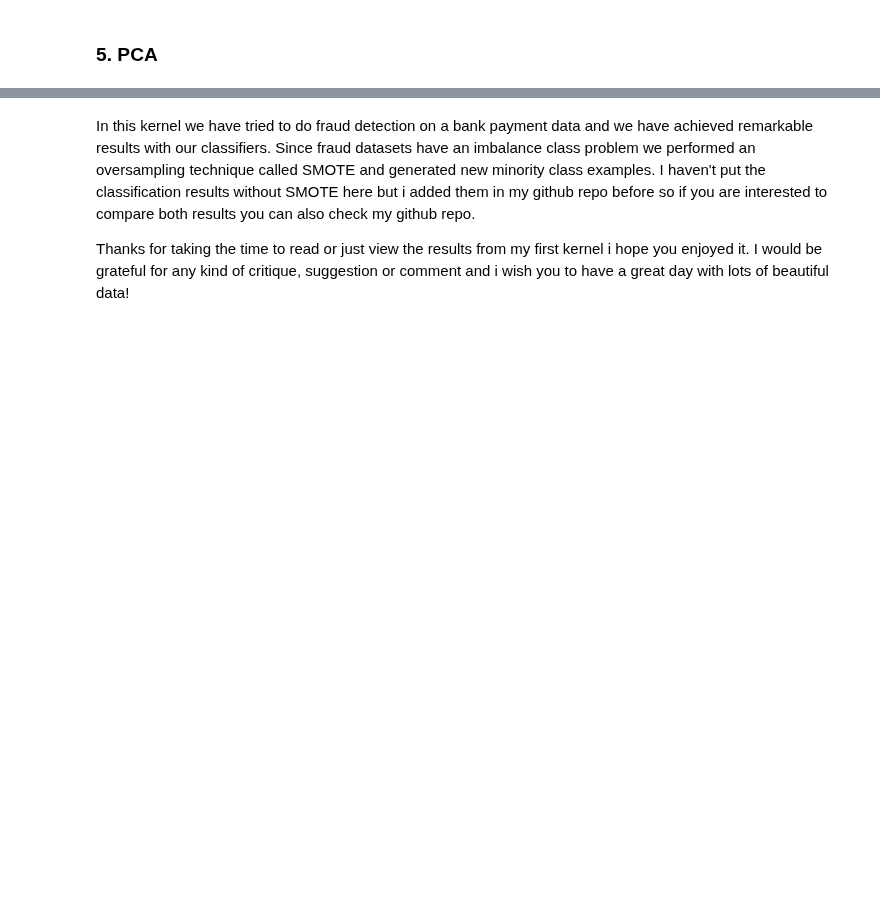
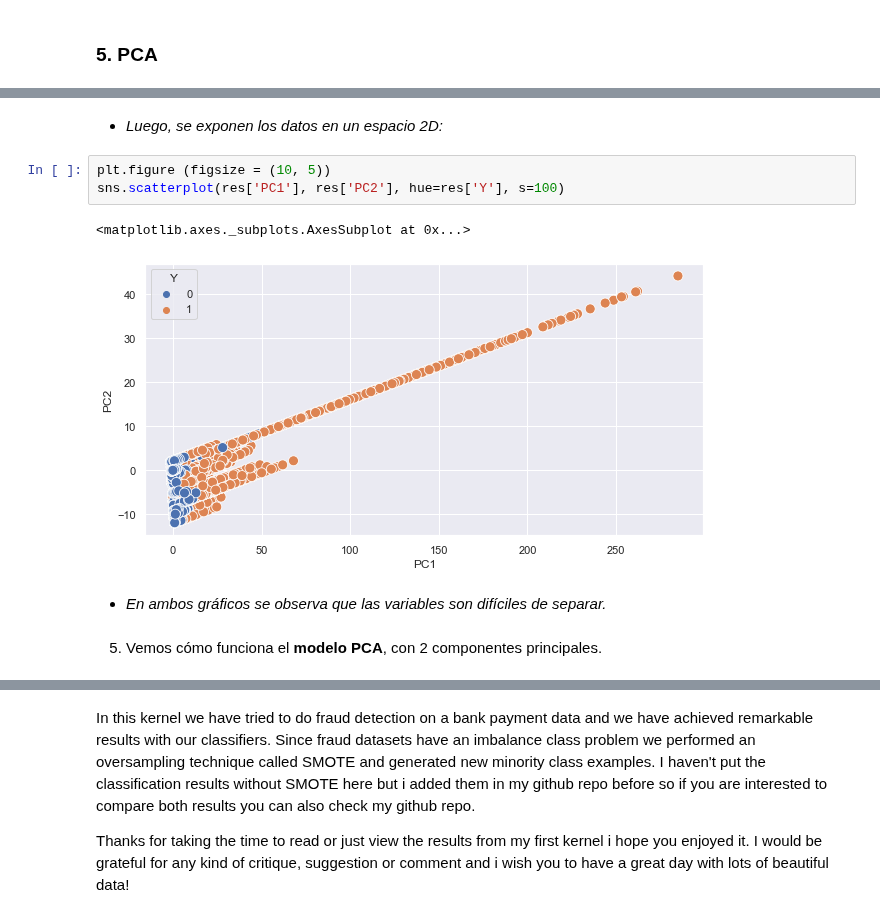
Before and after one commit to alseveso/AcamicaDS, a Jupyter notebook: Proyecto 4/Proyecto 04_Alejandra Seveso.ipynb, the cells around one changed output, grey strips where cells are left out. Saved outputs shown, nothing was run; the diff lists cells and outputs as text; blank space fills up the shorter version.

```diff
--- a/Proyecto 4/Proyecto 04_Alejandra Seveso.ipynb
+++ b/Proyecto 4/Proyecto 04_Alejandra Seveso.ipynb
@@ -600,0 +695,12 @@ XGBoost_CLF.feature_importances_
+# %% [markdown]
+* *Luego, se exponen los datos en un espacio 2D:*
+# %%
+plt.figure (figsize = (10, 5))
+sns.scatterplot(res['PC1'], res['PC2'], hue=res['Y'], s=100)
+# %% [output]
+<matplotlib.axes._subplots.AxesSubplot at 0x...>
+[figure, added]
+# %% [markdown]
+* *En ambos gráficos se observa que las variables son difíciles de separar.*
+# %% [markdown]
+5. Vemos cómo funciona el **modelo PCA**, con 2 componentes principales.
```
Also changed, not shown: parts of 59 cells of this notebook.
